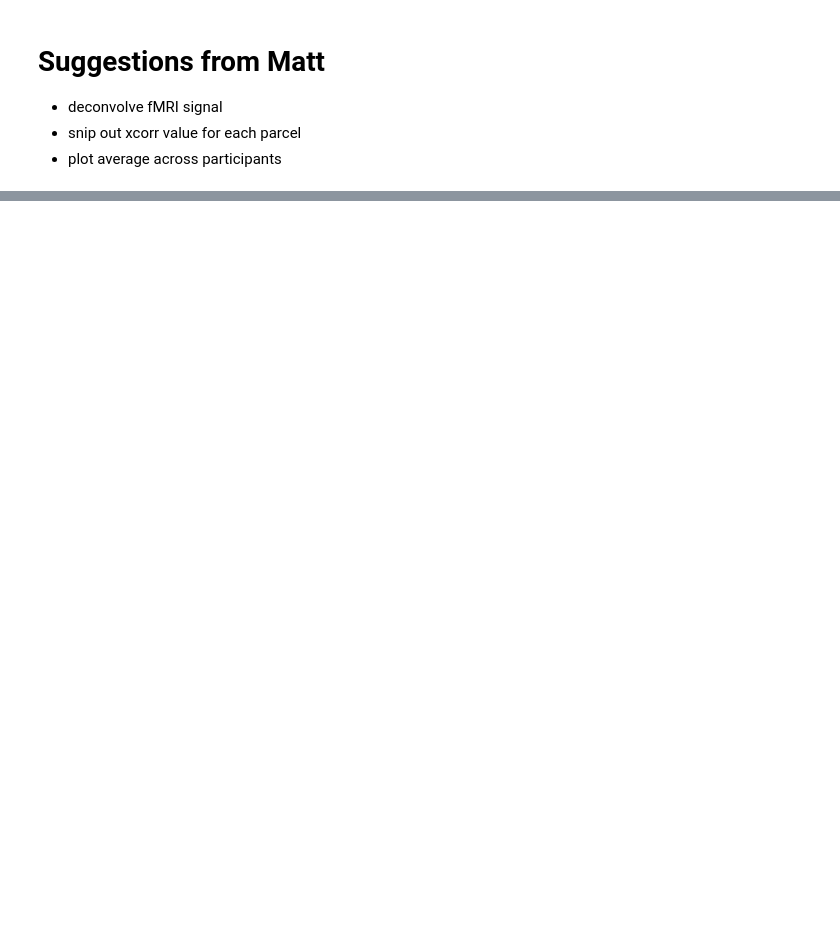
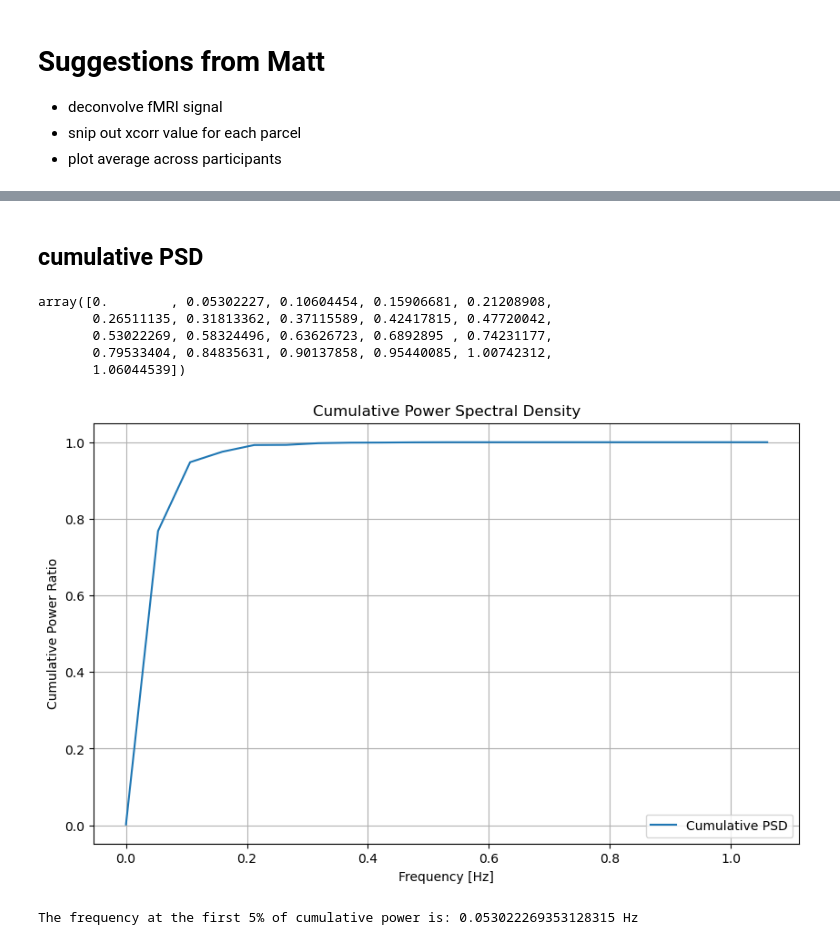
Before and after one commit to jungheejung/spacetop_biopac, a Jupyter notebook: scripts/p05_xcorr/c00_crosscorrelation_sandbox.ipynb, the cells around one changed output, grey strips where cells are left out. Saved outputs shown, nothing was run; the diff lists cells and outputs as text; code cells hidden in the pictures; blank space fills up the shorter version.

```diff
--- a/scripts/p05_xcorr/c00_crosscorrelation_sandbox.ipynb
+++ b/scripts/p05_xcorr/c00_crosscorrelation_sandbox.ipynb
@@ -536,0 +1010,47 @@ time_series.shape
+# %% [markdown]
+## cumulative PSD
+# %%
+frequencies
+# %% [output]
+array([0.        , 0.05302227, 0.10604454, 0.15906681, 0.21208908,
+       0.26511135, 0.31813362, 0.37115589, 0.42417815, 0.47720042,
+       0.53022269, 0.58324496, 0.63626723, 0.6892895 , 0.74231177,
+       0.79533404, 0.84835631, 0.90137858, 0.95440085, 1.00742312,
+       1.06044539])
+# %%
+import numpy as np
+import matplotlib.pyplot as plt
+from scipy.signal import welch
+
+# Assume signal and Fs are defined
+# signal = np.array(your_signal)
+# Fs = your_sampling_frequency
+
+# Compute the PSD
+frequencies, power_density = welch(physio_low_cue_mean, Fs)
+
+# Calculate the cumulative sum of the power spectral density
+cumulative_power_density = np.cumsum(power_density)
+
+# Normalize cumulative power to the total power (to get a ratio)
+cumulative_power_density_normalized = cumulative_power_density / cumulative_power_density[-1]
+
+# Plot the cumulative power spectrum density
+plt.figure(figsize=(10, 6))
+plt.plot(frequencies, cumulative_power_density_normalized, label='Cumulative PSD')
+plt.xlabel('Frequency [Hz]')
+plt.ylabel('Cumulative Power Ratio')
+plt.title('Cumulative Power Spectral Density')
+plt.grid(True)
+plt.legend()
+plt.show()
+
+# Find the first 5% of the total power
+threshold = 0.05  # 5%
+index_of_first_5_percent = np.argmax(cumulative_power_density_normalized >= threshold)
+frequency_at_5_percent = frequencies[index_of_first_5_percent]
+
+print(f"The frequency at the first 5% of cumulative power is: {frequency_at_5_percent} Hz")
+# %% [output]
+[figure, added]
+The frequency at the first 5% of cumulative power is: 0.053022269353128315 Hz
```
Also changed, not shown: parts of 42 cells of this notebook.
